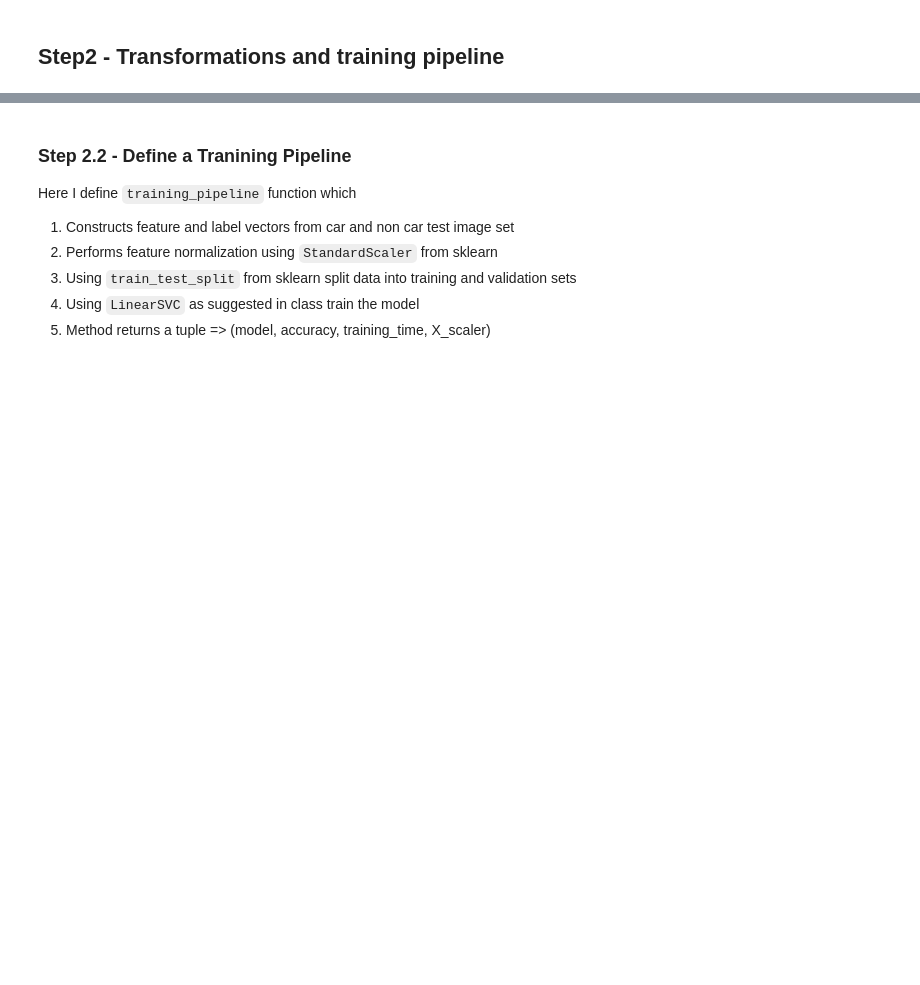
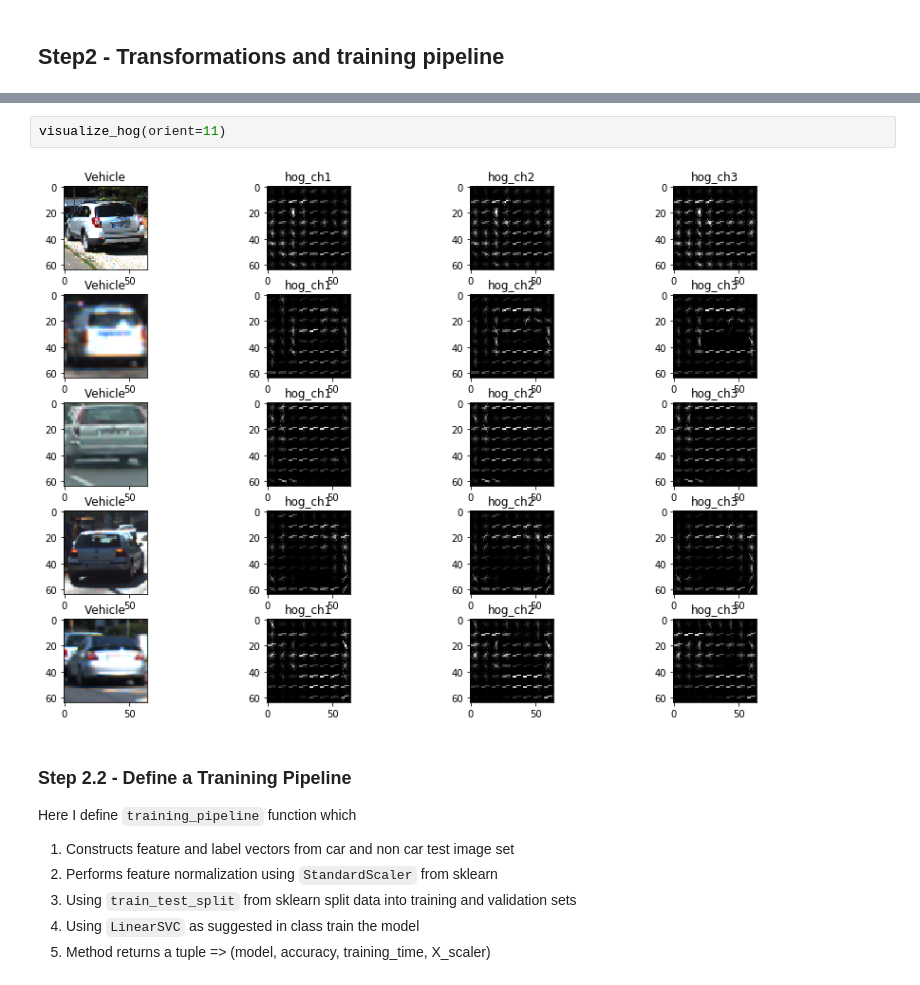
Before and after one commit to gvspraveen/CarND-Vehicle-Detection, a Jupyter notebook: solution.ipynb, the cells around one changed output, grey strips where cells are left out. Drawn from its saved outputs; the diff is of its cells as text; blank space fills up the shorter version.

```diff
--- a/solution.ipynb
+++ b/solution.ipynb
@@ -163,3 +121,7 @@ while i < 20:
+# %%
+visualize_hog(orient=11)
+# %% [output]
+[figure, added]
 # %% [markdown]
 ### Step 2.2 - Define a Tranining Pipeline
 
```
Also changed, not shown: parts of 15 cells of this notebook, 11 other files.
